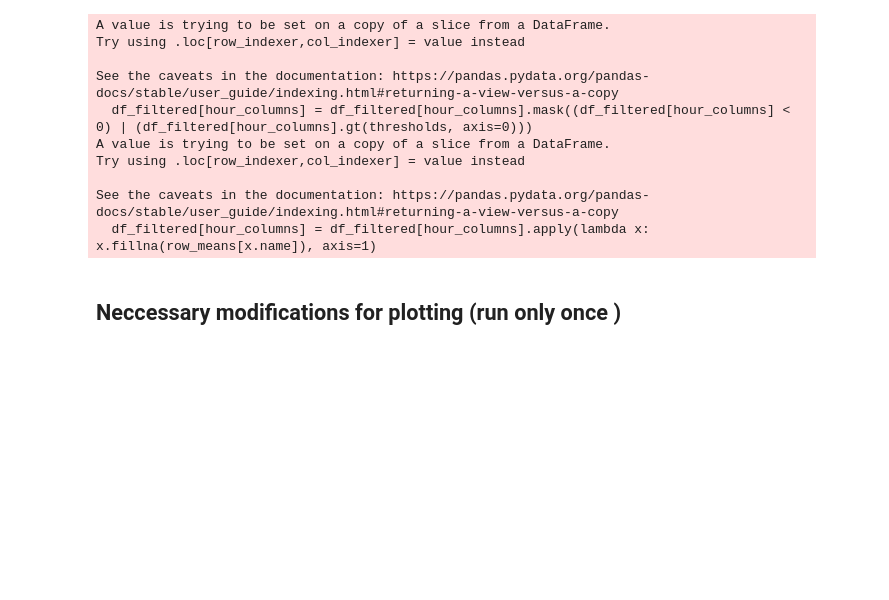
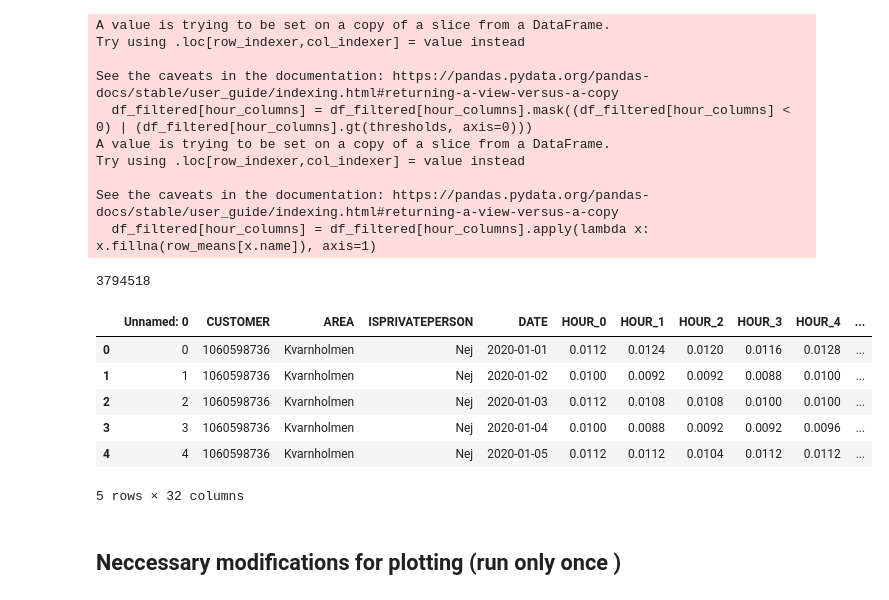
Before and after one commit to iot-lnu/Research-KalmarEnergy, a Jupyter notebook: KE_Overview_Viz.ipynb, the cells around one changed output. Cells and saved outputs as stored; diff of their text form; code cells hidden in the pictures; blank space fills up the shorter version.

```diff
--- a/KE_Overview_Viz.ipynb
+++ b/KE_Overview_Viz.ipynb
@@ -34,6 +34,20 @@ See the caveats in the documentation: https://pandas.pydata.org/pandas-docs/stab
  # Define path to the CSV file
 csv_path = 'data/combined_df_noNA.csv'
 combined_df = pd.read_csv(csv_path)
+# %%
+combined_df.shape[0]
+# %% [output]
+3794518
+# %%
+combined_df.head()
+# %% [output]
+|  | Unnamed: 0 | CUSTOMER | AREA | ISPRIVATEPERSON | DATE | HOUR_0 | HOUR_1 | HOUR_2 | HOUR_3 | HOUR_4 | ... |
+| 0 | 0 | 1060598736 | Kvarnholmen | Nej | 2020-01-01 | 0.0112 | 0.0124 | 0.0120 | 0.0116 | 0.0128 | ... |
+| 1 | 1 | 1060598736 | Kvarnholmen | Nej | 2020-01-02 | 0.0100 | 0.0092 | 0.0092 | 0.0088 | 0.0100 | ... |
+| 2 | 2 | 1060598736 | Kvarnholmen | Nej | 2020-01-03 | 0.0112 | 0.0108 | 0.0108 | 0.0100 | 0.0100 | ... |
+| 3 | 3 | 1060598736 | Kvarnholmen | Nej | 2020-01-04 | 0.0100 | 0.0088 | 0.0092 | 0.0092 | 0.0096 | ... |
+| 4 | 4 | 1060598736 | Kvarnholmen | Nej | 2020-01-05 | 0.0112 | 0.0112 | 0.0104 | 0.0112 | 0.0112 | ... |
+5 rows × 32 columns
 # %% [markdown]
 ## Neccessary modifications for plotting (run only once )
 # %%
```
Also changed, not shown: 10 other files.
